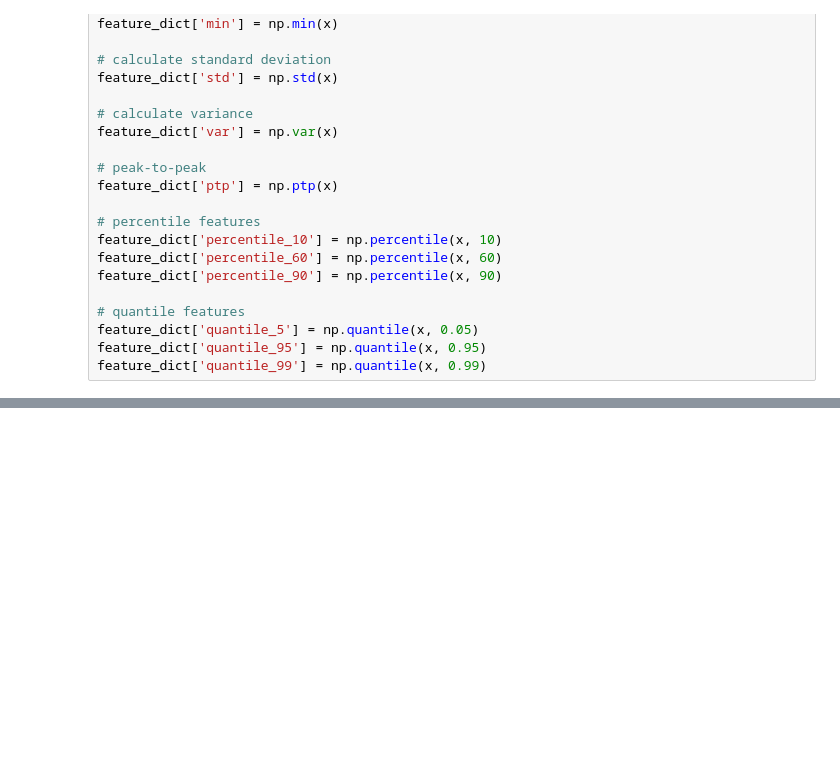
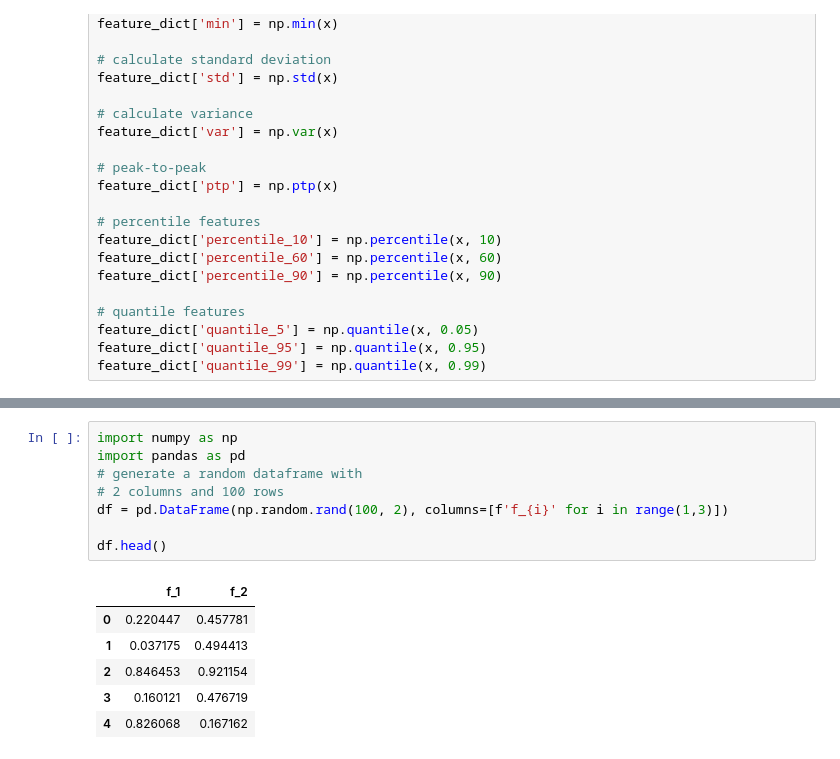
Before and after one commit to rafaelPassarinho/AAAMLP, a Jupyter notebook: AAAMLP.ipynb, the cells around one changed output, grey strips where cells are left out. Drawn from its saved outputs; the diff is of its cells as text; blank space fills up the shorter version.

```diff
--- a/AAAMLP.ipynb
+++ b/AAAMLP.ipynb
@@ -2811,0 +2821,15 @@ feature_dict['quantile_99'] = np.quantile(x, 0.99)
+# %%
+import numpy as np
+import pandas as pd
+# generate a random dataframe with
+# 2 columns and 100 rows
+df = pd.DataFrame(np.random.rand(100, 2), columns=[f'f_{i}' for i in range(1,3)])
+
+df.head()
+# %% [output]
+|  | f_1 | f_2 |
+| 0 | 0.220447 | 0.457781 |
+| 1 | 0.037175 | 0.494413 |
+| 2 | 0.846453 | 0.921154 |
+| 3 | 0.160121 | 0.476719 |
+| 4 | 0.826068 | 0.167162 |
```
Also changed, not shown: parts of 7 cells of this notebook.
